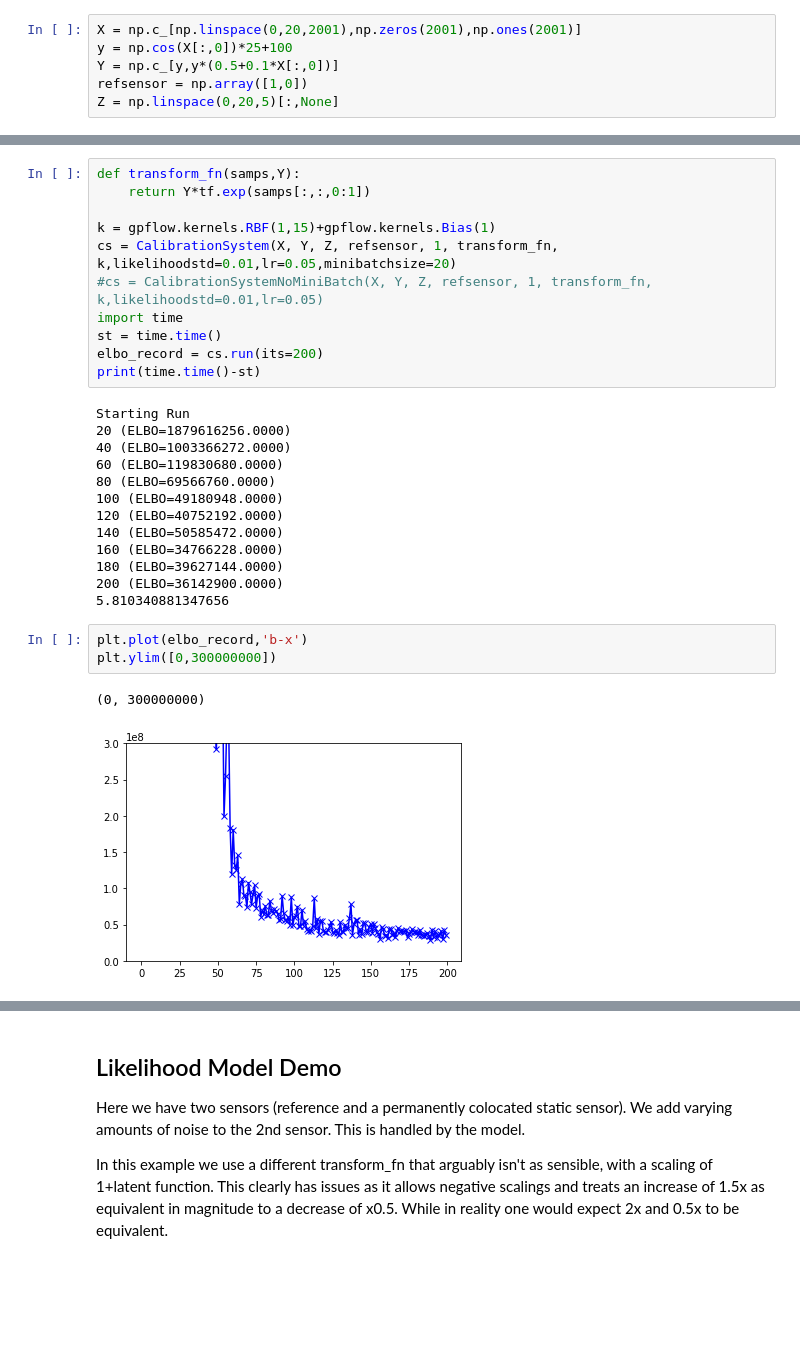
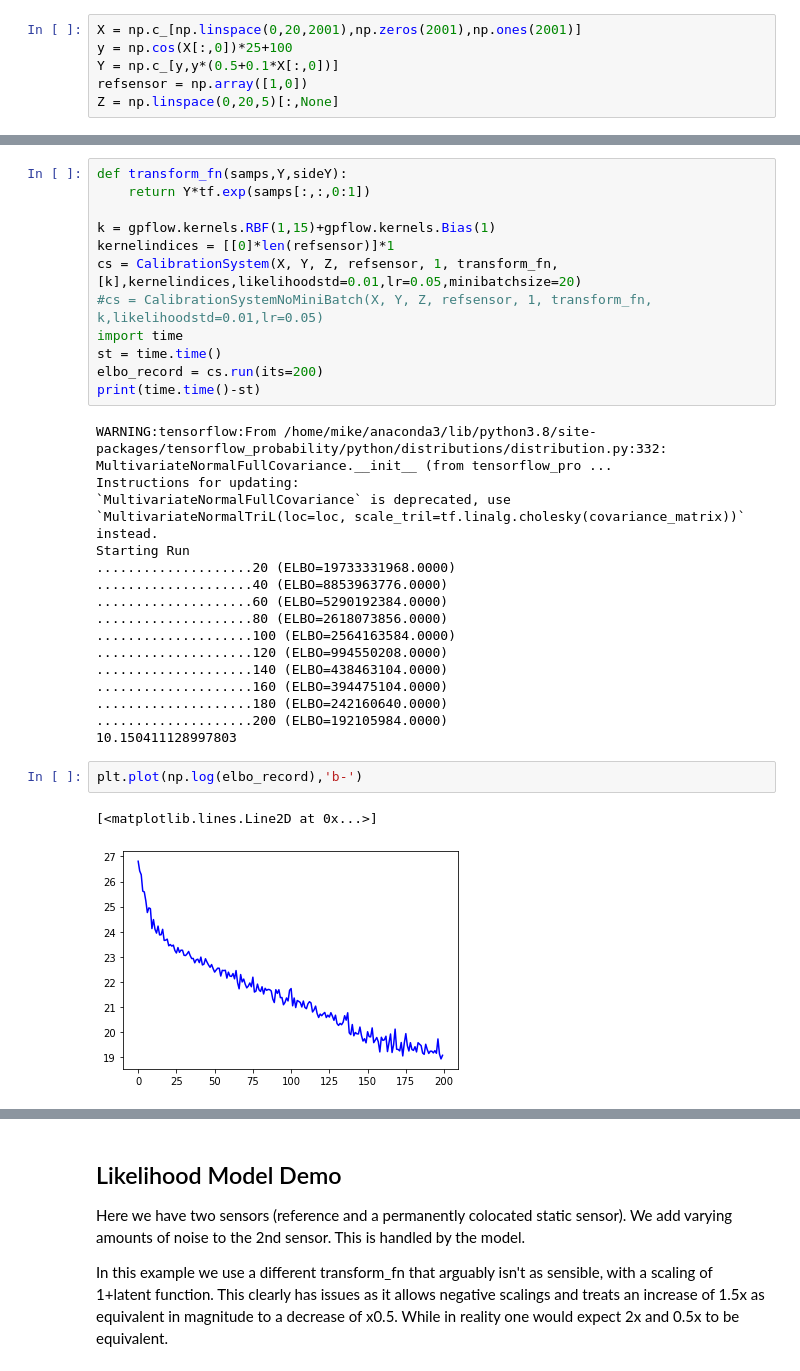
Before and after one commit to airqo-platform/calibration, a Jupyter notebook: jupyter/Demo.ipynb, the cells around one changed output, grey strips where cells are left out. Saved outputs shown, nothing was run; the diff lists cells and outputs as text; blank space fills up the shorter version.

```diff
--- a/jupyter/Demo.ipynb
+++ b/jupyter/Demo.ipynb
@@ -19,33 +25,36 @@ Z = np.linspace(0,20,5)[:,None]
 # %%
-def transform_fn(samps,Y):
+def transform_fn(samps,Y,sideY):
     return Y*tf.exp(samps[:,:,0:1])
 
 k = gpflow.kernels.RBF(1,15)+gpflow.kernels.Bias(1)
-cs = CalibrationSystem(X, Y, Z, refsensor, 1, transform_fn, k,likelihoodstd=0.01,lr=0.05,minibatchsize=20)
+kernelindices = [[0]*len(refsensor)]*1
+cs = CalibrationSystem(X, Y, Z, refsensor, 1, transform_fn, [k],kernelindices,likelihoodstd=0.01,lr=0.05,minibatchsize=20)
 #cs = CalibrationSystemNoMiniBatch(X, Y, Z, refsensor, 1, transform_fn, k,likelihoodstd=0.01,lr=0.05)
 import time
 st = time.time()
 elbo_record = cs.run(its=200)
 print(time.time()-st)
 # %% [output]
+WARNING:tensorflow:From /home/mike/anaconda3/lib/python3.8/site-packages/tensorflow_probability/python/distributions/distribution.py:332: MultivariateNormalFullCovariance.__init__ (from tensorflow_pro ...
+Instructions for updating:
+`MultivariateNormalFullCovariance` is deprecated, use `MultivariateNormalTriL(loc=loc, scale_tril=tf.linalg.cholesky(covariance_matrix))` instead.
 Starting Run
-20 (ELBO=1879616256.0000)
-40 (ELBO=1003366272.0000)
-60 (ELBO=119830680.0000)
-80 (ELBO=69566760.0000)
-100 (ELBO=49180948.0000)
-120 (ELBO=40752192.0000)
-140 (ELBO=50585472.0000)
-160 (ELBO=34766228.0000)
-180 (ELBO=39627144.0000)
-200 (ELBO=36142900.0000)
-5.810340881347656
+....................20 (ELBO=19733331968.0000)
+....................40 (ELBO=8853963776.0000)
+....................60 (ELBO=5290192384.0000)
+....................80 (ELBO=2618073856.0000)
+....................100 (ELBO=2564163584.0000)
+....................120 (ELBO=994550208.0000)
+....................140 (ELBO=438463104.0000)
+....................160 (ELBO=394475104.0000)
+....................180 (ELBO=242160640.0000)
+....................200 (ELBO=192105984.0000)
+10.150411128997803
 # %%
-plt.plot(elbo_record,'b-x')
-plt.ylim([0,300000000])
+plt.plot(np.log(elbo_record),'b-')
 # %% [output]
-(0, 300000000)
+[<matplotlib.lines.Line2D at 0x...>]
-[figure, old version]
+[figure, new version]
 # %%
 #build test matrix
 C = 1
```
Also changed, not shown: parts of 15 cells of this notebook, 3 other files.
